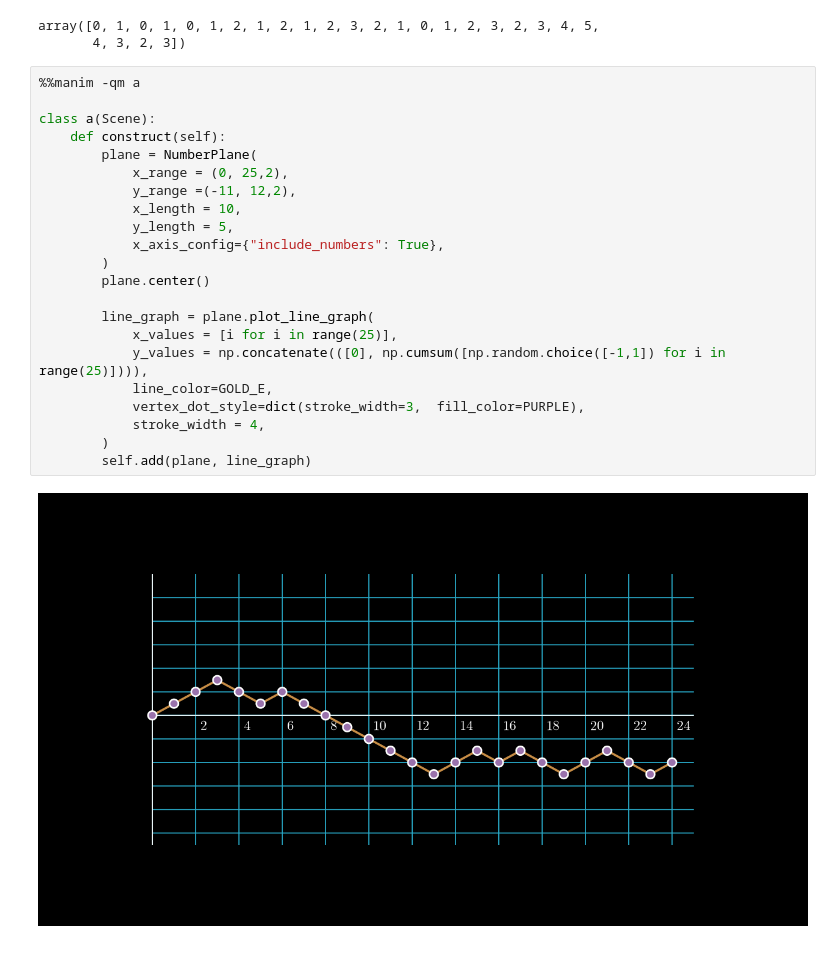
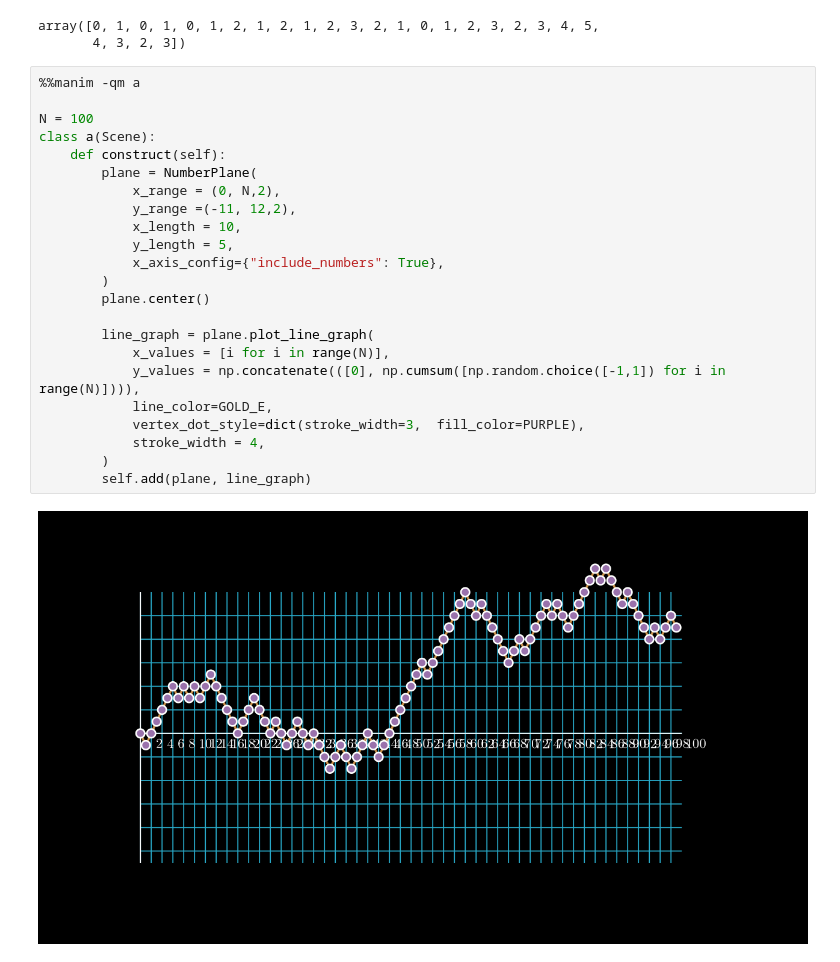
Before and after one commit to Joocheol/Financial-Engineering, a Jupyter notebook: W20220421.ipynb, the cells around one changed output. Cells and saved outputs as stored; diff of their text form.

```diff
--- a/W20220421.ipynb
+++ b/W20220421.ipynb
@@ -12,24 +12,25 @@ array([0, 1, 0, 1, 0, 1, 2, 1, 2, 1, 2, 3, 2, 1, 0, 1, 2, 3, 2, 3, 4, 5,
 # %%
 %%manim -qm a
 
+N = 100
 class a(Scene):
     def construct(self):
         plane = NumberPlane(
-            x_range = (0, 25,2),
+            x_range = (0, N,2),
             y_range =(-11, 12,2),
             x_length = 10,
             y_length = 5,
             x_axis_config={"include_numbers": True},
         )
         plane.center()
 
         line_graph = plane.plot_line_graph(
-            x_values = [i for i in range(25)],
-            y_values = np.concatenate(([0], np.cumsum([np.random.choice([-1,1]) for i in range(25)]))),
+            x_values = [i for i in range(N)],
+            y_values = np.concatenate(([0], np.cumsum([np.random.choice([-1,1]) for i in range(N)]))),
             line_color=GOLD_E,
             vertex_dot_style=dict(stroke_width=3,  fill_color=PURPLE),
             stroke_width = 4,
         )
         self.add(plane, line_graph)
 # %% [output]
-[figure, old version]
+[figure, new version]
```
